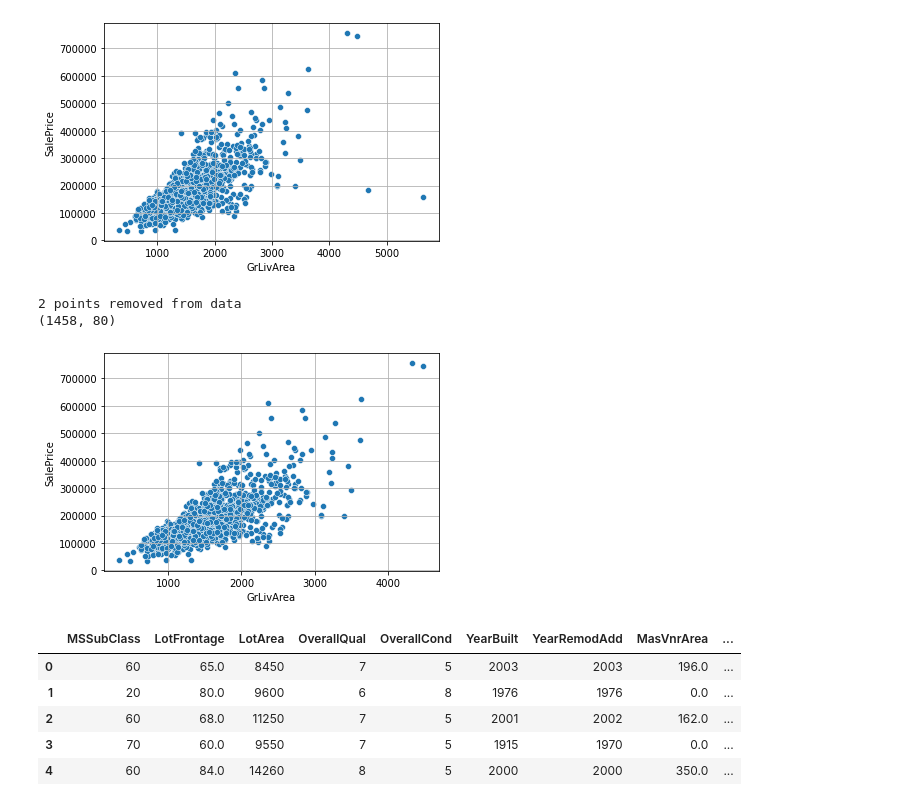
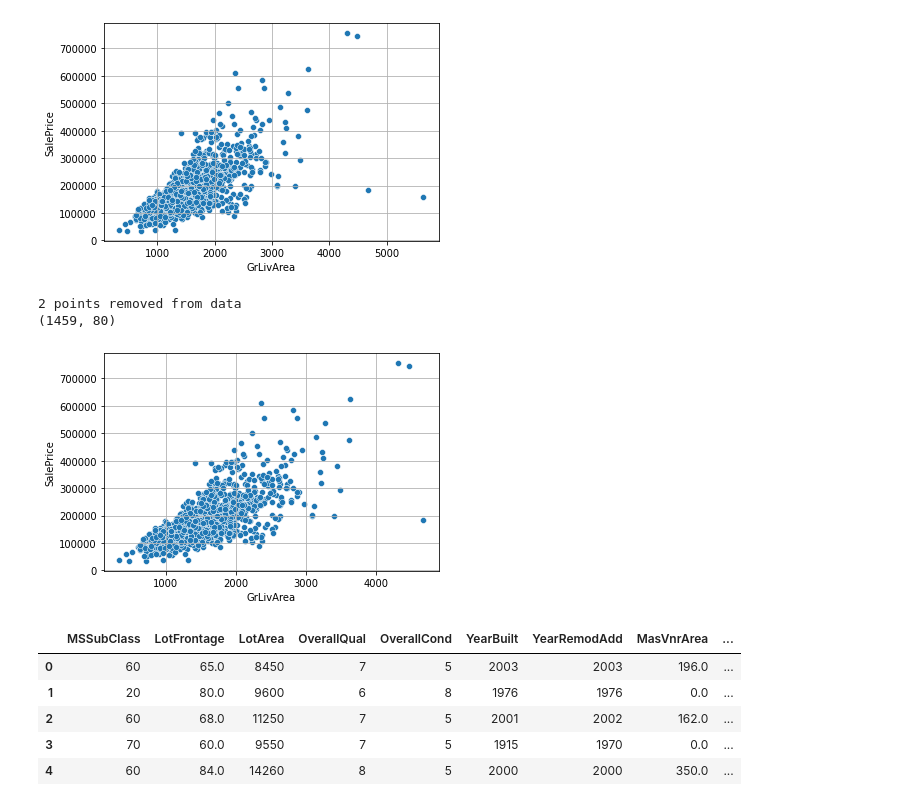
Before and after one commit to arknf/Kaggle-Submission, a Jupyter notebook: House Prices-Advanced Regression Techniques.ipynb, the cells around one changed output. Drawn from its saved outputs; the diff is of its cells as text; code cells hidden in the pictures.

Commit message:
Kaggle Notebook | House Prices-Advanced Regression Techniques| Submission

```diff
--- a/House Prices-Advanced Regression Techniques.ipynb
+++ b/House Prices-Advanced Regression Techniques.ipynb
@@ -106,16 +106,16 @@ print(house_train.shape)
 [figure]
 # %%
 #removing outliers and check again
-house_train = house_train.drop(house_train[(house_train['SalePrice']<200000) & (house_train['GrLivArea']>4000)].index)
+house_train = house_train.drop(house_train[house_train['GrLivArea']>5000].index)
 
 sns.scatterplot(data=house_train, x='GrLivArea', y='SalePrice')
 plt.grid()
 print("2 points removed from data")
 print(house_train.shape)
 # %% [output]
 2 points removed from data
-(1458, 80)
+(1459, 80)
-[figure, old version]
+[figure, new version]
 # %%
 #Separate Categorical and Numerical Features (numerical_features) (Train)
 train_numerical = house_train[house_train.dtypes[house_train.dtypes != "object"].index]
```
Also changed, not shown: parts of 23 cells of this notebook.
